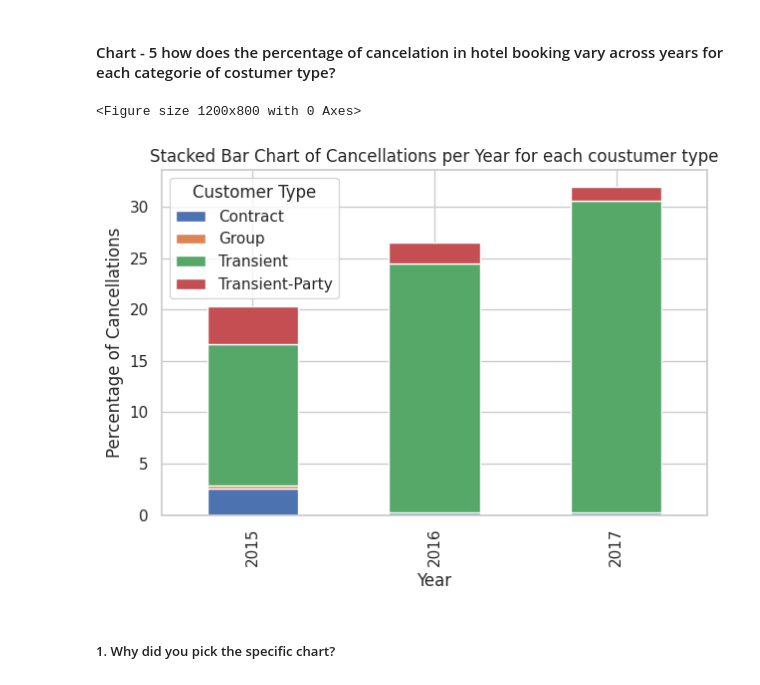
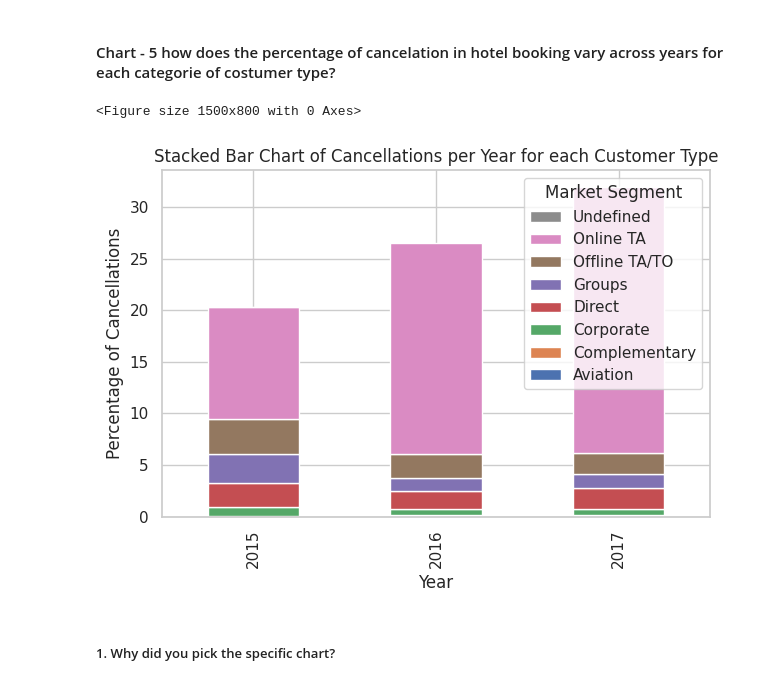
Before and after one commit to krish-kanji/hotel-booking-analysis, a Jupyter notebook: Copy_of_hotel_booking_analysis.ipynb, the cells around one changed output. Cells and saved outputs as stored; diff of their text form; code cells hidden in the pictures.

```diff
--- a/Copy_of_hotel_booking_analysis.ipynb
+++ b/Copy_of_hotel_booking_analysis.ipynb
@@ -510,9 +510,9 @@ The stake holders can provide them with incentives or bonuses to appriciate thei
 # prepare the data
 # Calculate the number of cancellations per year
 cancelation = hotel_df.loc[hotel_df['is_canceled'] == 1]
-cancelations = cancelation.groupby(['arrival_date_year','customer_type']).agg({'customer_type' : 'count'}).rename(columns = {'customer_type' : 'no of cancelations'})
+cancelations = cancelation.groupby(['arrival_date_year','market_segment']).agg({'market_segment' : 'count'}).rename(columns = {'market_segment' : 'no of cancelations'})
 # Calculate the total number of bookings per year
-booking_per_year = hotel_df.groupby('arrival_date_year').agg({'customer_type' : 'value_counts'}).rename(columns = {'customer_type' : 'no of bookings'})
+booking_per_year = hotel_df.groupby('arrival_date_year').agg({'market_segment' : 'value_counts'}).rename(columns = {'market_segment' : 'no of bookings'})
 
 # Combine the two Series using concat
 cancelation_per_year = pd.concat([booking_per_year, cancelations], axis=1)
@@ -524,23 +524,30 @@ cancelation_per_year.reset_index(inplace= True)
 # %%
 
 # Pivot the DataFrame to create a suitable format for stacked bar chart
-pivot_df = cancelation_per_year.pivot(index='arrival_date_year', columns='customer_type', values='percent_cancelation')
+pivot_df = cancelation_per_year.pivot(index='arrival_date_year', columns='market_segment', values='percent_cancelation')
 
-# Create a stacked bar chart using Seaborn
+# Set the style
 sns.set(style="whitegrid")
-plt.figure(figsize=(12, 8))  # Increase the figure size (width=12, height=8)
-pivot_df.plot(kind='bar', stacked=True)
 
-# costumize the plot
+# Create the plot
+plt.figure(figsize=(15, 8))
+ax = pivot_df.plot(kind='bar', stacked=True)
+
+# Customize the plot
 plt.xlabel('Year')
 plt.ylabel('Percentage of Cancellations')
-plt.title('Stacked Bar Chart of Cancellations per Year for each coustumer type')
-plt.legend(title='Customer Type')
+plt.title('Stacked Bar Chart of Cancellations per Year for each Customer Type')
+
+# Adjust the legend
+handles, labels = ax.get_legend_handles_labels()
+ax.legend(handles[::-1], labels[::-1], title="Market Segment")
+
+# Display the plot
 plt.tight_layout()
 plt.show()
 # %% [output]
-<Figure size 1200x800 with 0 Axes>
+<Figure size 1500x800 with 0 Axes>
-[figure, old version]
+[figure, new version]
 # %% [markdown]
 ##### 1. Why did you pick the specific chart?
 # %% [markdown]
```
Also changed, not shown: parts of 36 cells of this notebook.
